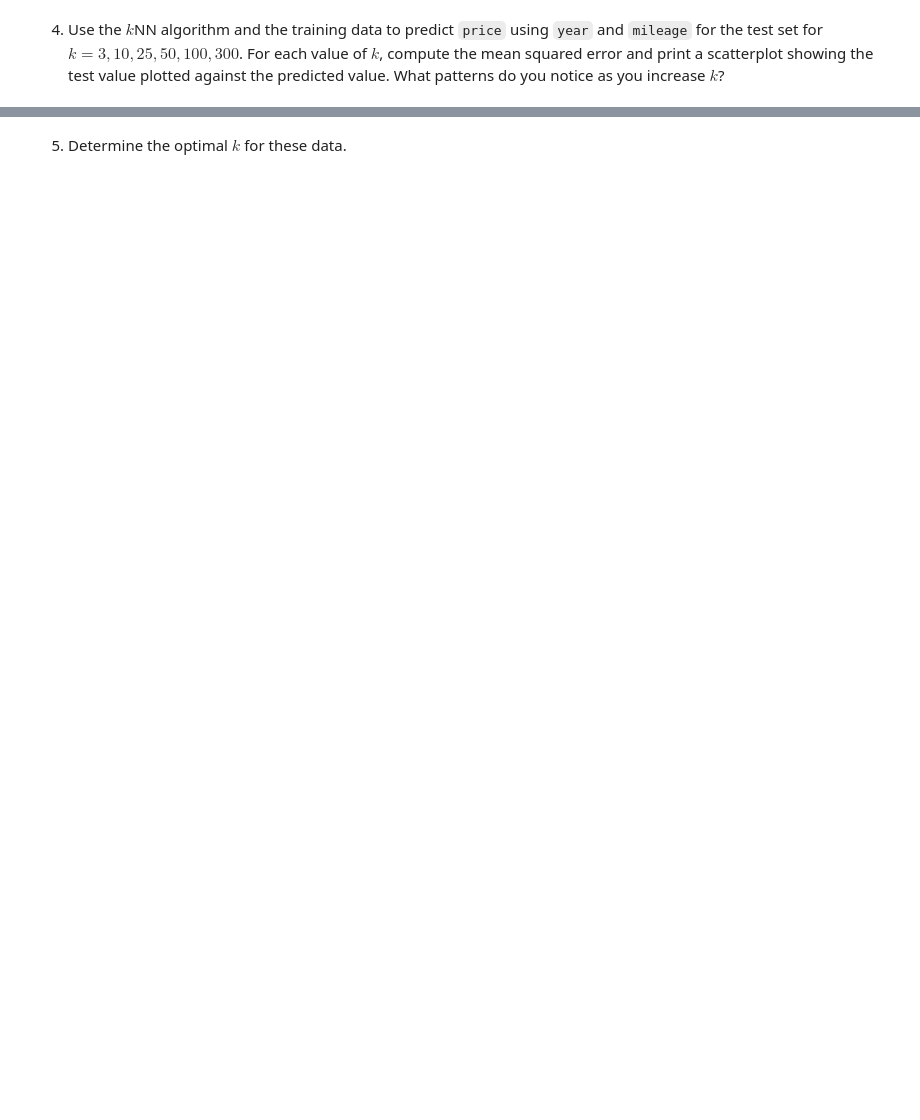
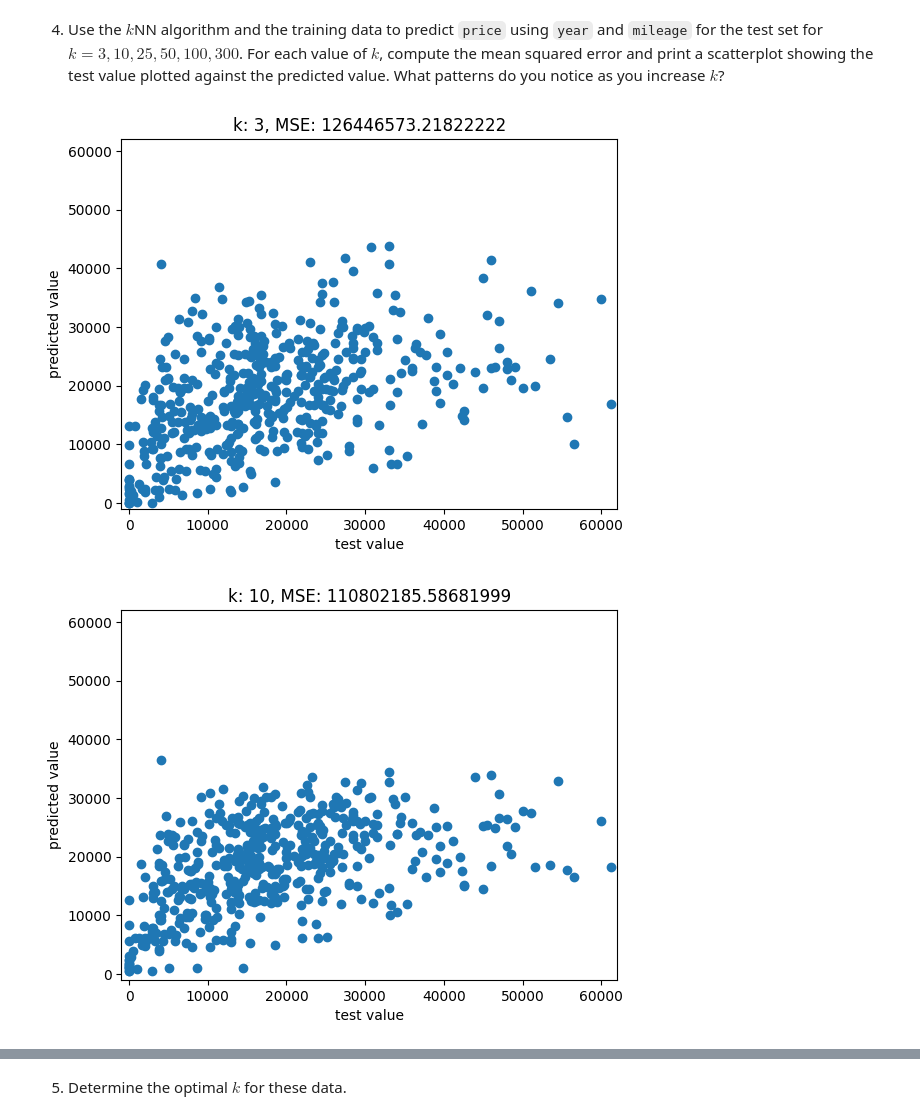
Before and after one commit to imdressel/knn, a Jupyter notebook: assignment_knn.ipynb, the cells around one changed output, grey strips where cells are left out. Drawn from its saved outputs; the diff is of its cells as text; code cells hidden in the pictures; blank space fills up the shorter version.

```diff
--- a/assignment_knn.ipynb
+++ b/assignment_knn.ipynb
@@ -68,2 +84,10 @@ Name: price, Length: 2499, dtype: int64>
 # %% [markdown]
 2. Maxmin normalize `year` and `mileage`.
+# %%
+# we can define a maxmin scalar function
+def maxmin(z):
+  z = (z-min(z))/(max(z)-min(z))
+  return(z)
+
+df['year'] = maxmin(df['year'])
+df['mileage'] = maxmin(df['mileage'])
@@ -70,2 +104,10 @@ Name: price, Length: 2499, dtype: int64>
 # %% [markdown]
 3. Split the sample into ~80% for training and ~20% for evaluation.
+# %%
+# we can use train_test_split to divide the data
+from sklearn.model_selection import train_test_split
+y = df['price'] # target variable
+X = df.drop('price',axis=1) # feature variables
+X_train, X_test, y_train, y_test = train_test_split(X,y, # feature and target variables
+                                                    test_size=0.2, # split the sample 80 train/20 test
+                                                    random_state=100) # for reproducibility
@@ -72,2 +131,24 @@ Name: price, Length: 2499, dtype: int64>
 # %% [markdown]
 4. Use the $k$NN algorithm and the training data to predict `price` using `year` and `mileage` for the test set for $k=3,10,25,50,100,300$. For each value of $k$, compute the mean squared error and print a scatterplot showing the test value plotted against the predicted value. What patterns do you notice as you increase $k$?
+# %%
+klist = [3,10,35,50,100,300]
+MSE = np.zeros(klist) # store MSE here
+
+for k in klist:
+  model = KNeighborsRegressor(n_neighbors=k) # create a sk model for k
+  fitted_model = model.fit(X_train,y_train) # train the model on our data
+  y_hat = fitted_model.predict(X_test) # predict values for test set
+  MSE = np.sum((y_test - y_hat)**2)/len(y_test)
+
+  # scatter test value against predicted value
+  plt.figure()
+  plt.scatter(y_test,y_hat)
+  plt.title('k: '+str(k)+', MSE: '+str(MSE))
+  plt.xlabel('test value')
+  plt.ylabel('predicted value')
+  plt.xlim(-1000,62000)
+  plt.ylim(-1000,62000)
+  plt.show()
+# %% [output]
+[figure, added]
+[figure, added]
```
Also changed, not shown: parts of 11 cells of this notebook.
